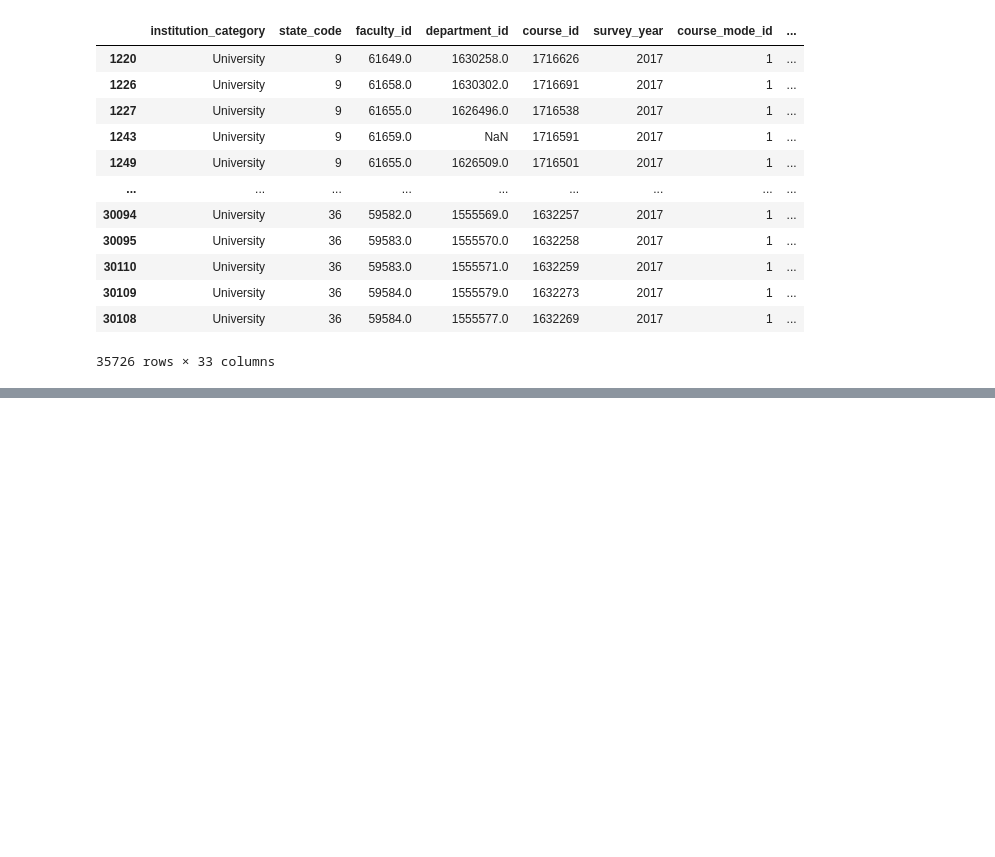
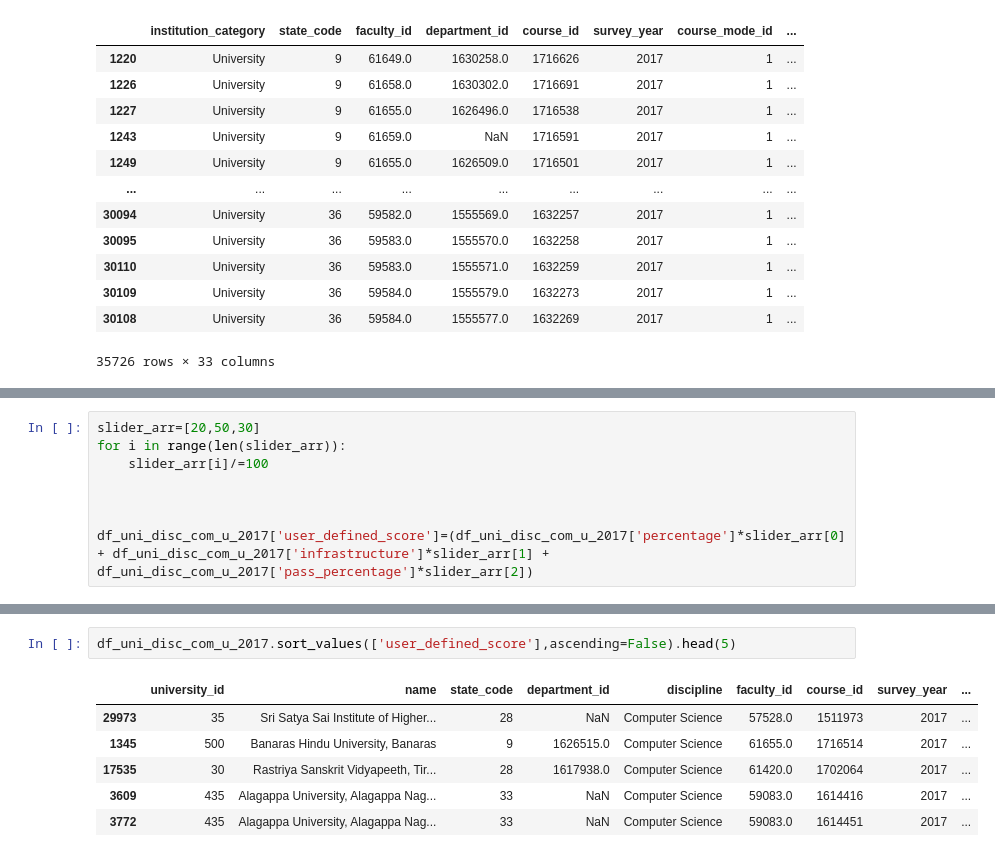
Before and after one commit to jainharsh8506/SIH2022, a Jupyter notebook: Hello/university_2017.ipynb, the cells around one changed output, grey strips where cells are left out. Saved outputs shown, nothing was run; the diff lists cells and outputs as text; blank space fills up the shorter version.

```diff
--- a/Hello/university_2017.ipynb
+++ b/Hello/university_2017.ipynb
@@ -697,0 +760,8 @@ df_uni_accr_infra_exam_sort_u_2017.head(20)
+# %%
+slider_arr=[20,50,30]
+for i in range(len(slider_arr)):
+    slider_arr[i]/=100
+
+
+
+df_uni_disc_com_u_2017['user_defined_score']=(df_uni_disc_com_u_2017['percentage']*slider_arr[0] + df_uni_disc_com_u_2017['infrastructure']*slider_arr[1] + df_uni_disc_com_u_2017['pass_percentage']*slider_arr[2])
@@ -697,0 +774,9 @@ df_uni_accr_infra_exam_sort_u_2017.head(20)
+# %%
+df_uni_disc_com_u_2017.sort_values(['user_defined_score'],ascending=False).head(5)
+# %% [output]
+|  | university_id | name | state_code | department_id | discipline | faculty_id | course_id | survey_year | ... |
+| 29973 | 35 | Sri Satya Sai Institute of Higher... | 28 | NaN | Computer Science | 57528.0 | 1511973 | 2017 | ... |
+| 1345 | 500 | Banaras Hindu University, Banaras | 9 | 1626515.0 | Computer Science | 61655.0 | 1716514 | 2017 | ... |
+| 17535 | 30 | Rastriya Sanskrit Vidyapeeth, Tir... | 28 | 1617938.0 | Computer Science | 61420.0 | 1702064 | 2017 | ... |
+| 3609 | 435 | Alagappa University, Alagappa Nag... | 33 | NaN | Computer Science | 59083.0 | 1614416 | 2017 | ... |
+| 3772 | 435 | Alagappa University, Alagappa Nag... | 33 | NaN | Computer Science | 59083.0 | 1614451 | 2017 | ... |
```
Also changed, not shown: parts of 7 cells of this notebook, 1 other file.
